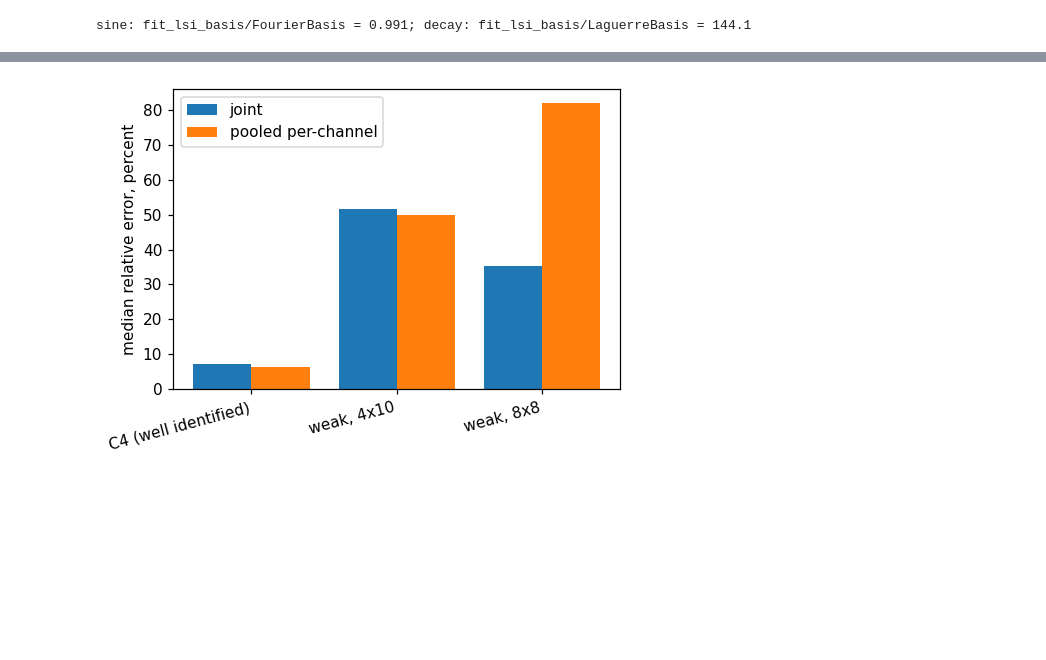
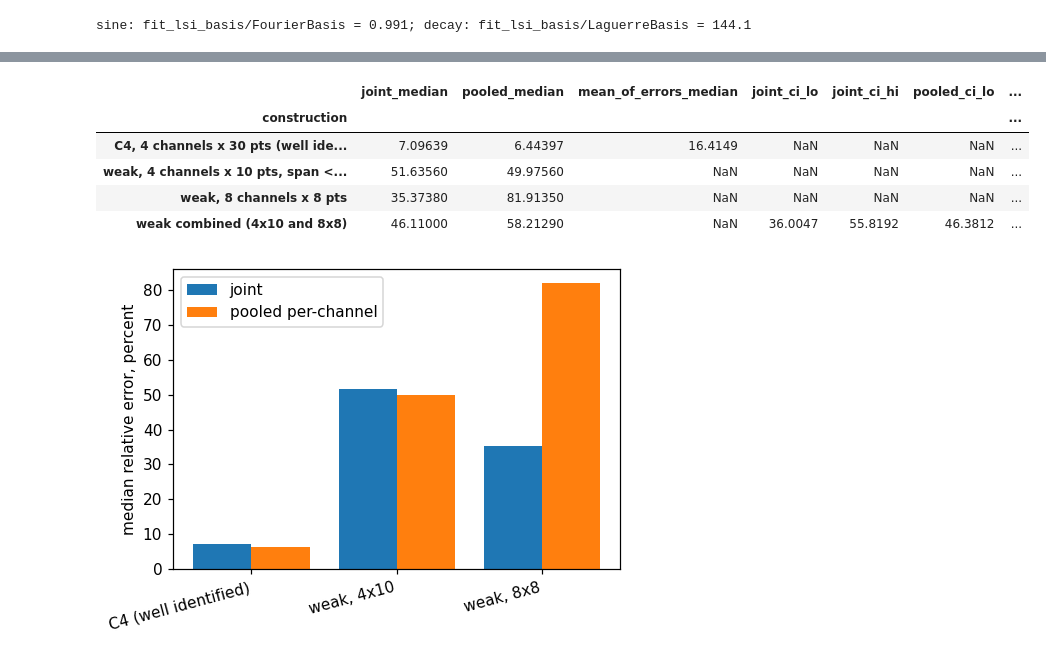
Before and after one commit to ringavirda/science-nonline, a Jupyter notebook: packages/dtfit-experimental/experiments/method/19_adaptations_in_trial.ipynb, the cells around one changed output, grey strips where cells are left out. Cells and saved outputs as stored; diff of their text form; code cells hidden in the pictures; blank space fills up the shorter version.

```diff
--- a/packages/dtfit-experimental/experiments/method/19_adaptations_in_trial.ipynb
+++ b/packages/dtfit-experimental/experiments/method/19_adaptations_in_trial.ipynb
@@ -28,43 +36,22 @@ import time
 
 import numpy as np
 import pandas as pd
-import sympy as sp
 %matplotlib inline
 import matplotlib.pyplot as plt
 
 import dtfit as dt
-from dtfit_experimental import (
-    fit_lsi_basis, FourierBasis, LaguerreBasis, boosted_fit, fit_joint,
-    InformationFilter,
-)
-from dtfit_experimental.study import families, notebook, montecarlo
-from dtfit_experimental.study.baselines import scipy_curve_fit, random_walk_forecast
+from dtfit_experimental import FourierBasis, LaguerreBasis, InformationFilter
+from dtfit_experimental.study import notebook
 
 STARTED = time.time()
 QUICK = os.environ.get("DTFIT_QUICK") == "1"
 plt.rcParams["figure.dpi"] = 110
-notebook.plain_warnings()
 
-SEEDS = 20 if QUICK else 30
 KEEP_RATIO = 0.8
-print(f"QUICK={QUICK} SEEDS={SEEDS} KEEP_RATIO={KEEP_RATIO}")
+AGREE_TOL = 1e-4
+print(f"QUICK={QUICK} KEEP_RATIO={KEEP_RATIO} AGREE_TOL={AGREE_TOL}")
 
-
-def sorted_names(expr, var):
-    """Sympy's sorted parameter order for ``expr`` in ``var``, the order
-    ``fit_lsi_basis`` and ``fit_joint`` read a positional ``p0`` in."""
-    t = sp.Symbol(var)
-    return [str(s) for s in sorted(sp.sympify(expr).free_symbols - {t}, key=str)]
-
-
-def bootstrap_median_ci(values, n_boot=2000, alpha=0.10, seed=0):
-    """90 percent (default) bootstrap interval of the median of ``values``."""
-    rng = np.random.default_rng(seed)
-    values = np.asarray(values, dtype=float)
-    boots = [np.median(rng.choice(values, values.size, replace=True))
-             for _ in range(n_boot)]
-    lo, hi = np.percentile(boots, [100 * alpha / 2, 100 * (1 - alpha / 2)])
-    return float(lo), float(hi)
+RESULTS = notebook.results_dir("19_adaptations_in_trial")
 
 
 def ci_overlap(a, b):
@@ -441,3 +214,14 @@ UserWarning: the local solve from p0 explained less than half the variance; a di
+# %%
+joint_trial = pd.read_csv(RESULTS / "joint_trial.csv")
+joint_table = joint_trial.set_index("construction")
+joint_table
+# %% [output]
+|  | joint_median | pooled_median | mean_of_errors_median | joint_ci_lo | joint_ci_hi | pooled_ci_lo | ... |
+| construction |  |  |  |  |  |  | ... |
+| C4, 4 channels x 30 pts (well ide... | 7.09639 | 6.44397 | 16.4149 | NaN | NaN | NaN | ... |
+| weak, 4 channels x 10 pts, span <... | 51.63560 | 49.97560 | NaN | NaN | NaN | NaN | ... |
+| weak, 8 channels x 8 pts | 35.37380 | 81.91350 | NaN | NaN | NaN | NaN | ... |
+| weak combined (4x10 and 8x8) | 46.11000 | 58.21290 | NaN | 36.0047 | 55.8192 | 46.3812 | ... |
 # %%
 fig, ax = plt.subplots(figsize=(5.0, 3.6))
 labels = ["C4 (well identified)", "weak, 4x10", "weak, 8x8"]
```
Also changed, not shown: parts of 36 cells of this notebook, 11 other files.
